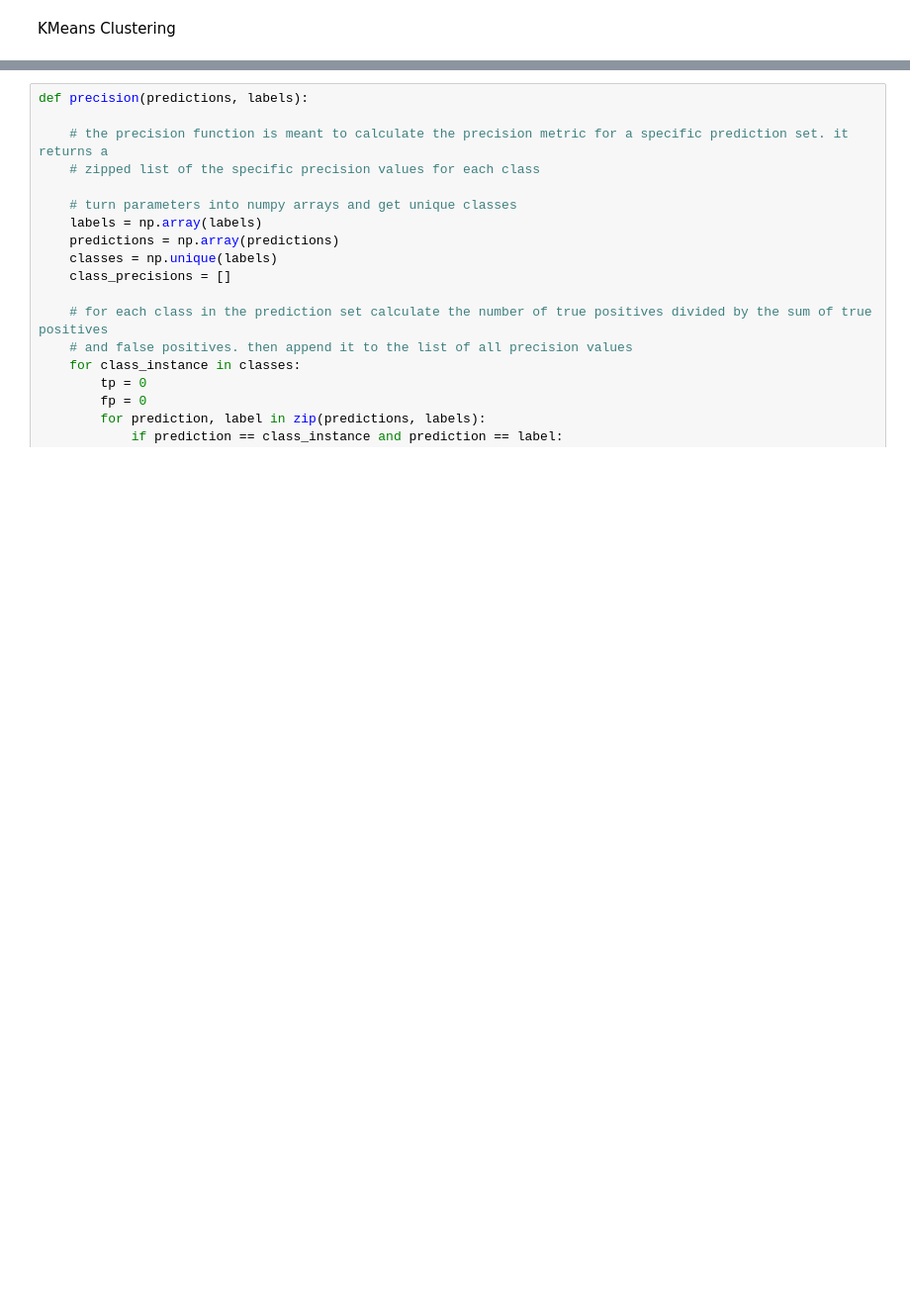
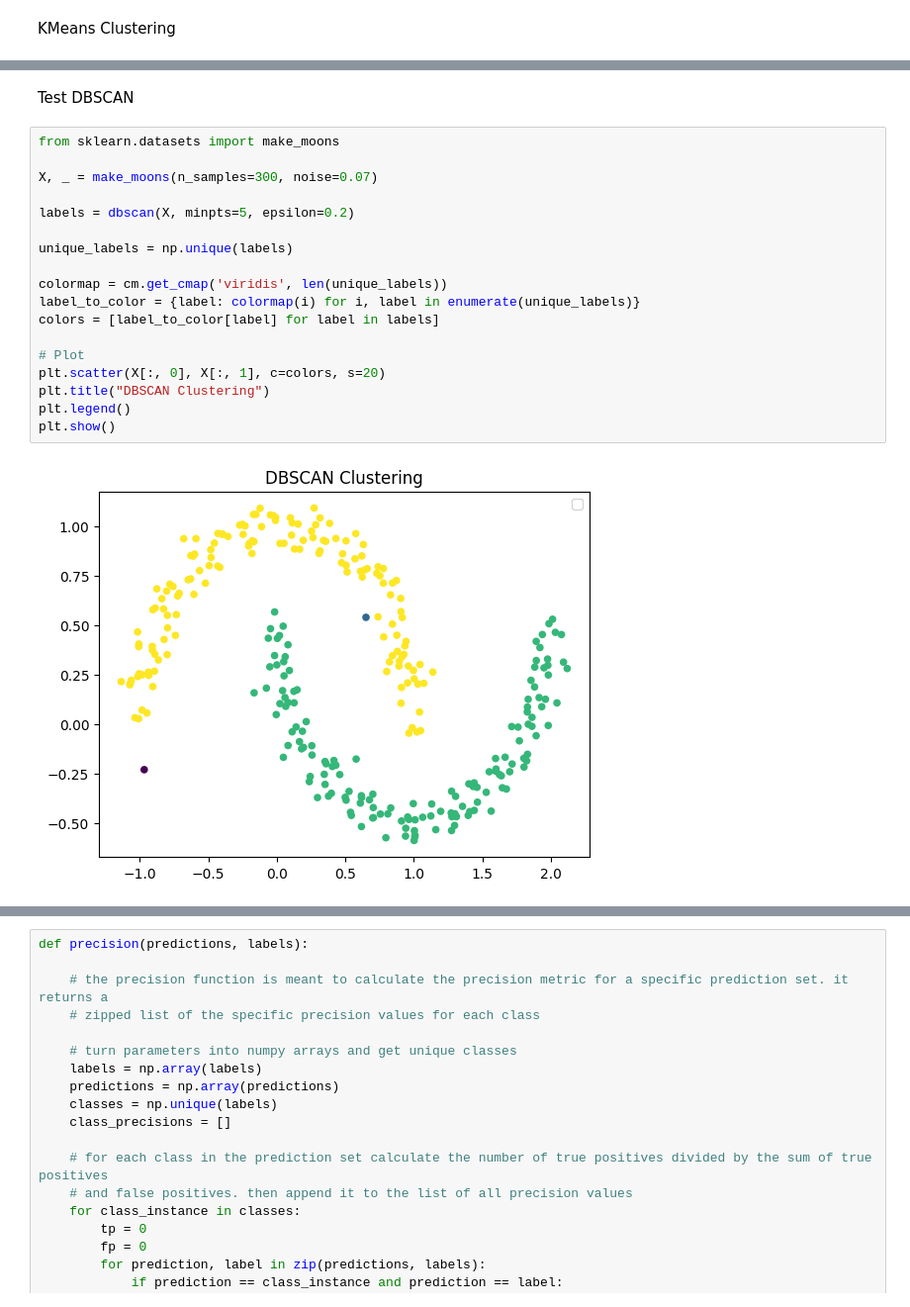
Before and after one commit to joshaney324/DataMiningProject3, a Jupyter notebook: Project3.ipynb, the cells around one changed output, grey strips where cells are left out. Shown: that part at 99% size. Drawn from its saved outputs; the diff is of its cells as text; blank space fills up the shorter version.

Commit message:
kmeans and dbscan working

```diff
--- a/Project3.ipynb
+++ b/Project3.ipynb
@@ -69,0 +130,22 @@ def dbscan(data, mininpts, epsilon):
+# %% [markdown]
+Test DBSCAN
+# %%
+from sklearn.datasets import make_moons
+
+X, _ = make_moons(n_samples=300, noise=0.07)
+
+labels = dbscan(X, minpts=5, epsilon=0.2)
+
+unique_labels = np.unique(labels)
+
+colormap = cm.get_cmap('viridis', len(unique_labels))
+label_to_color = {label: colormap(i) for i, label in enumerate(unique_labels)}
+colors = [label_to_color[label] for label in labels]
+
+# Plot
+plt.scatter(X[:, 0], X[:, 1], c=colors, s=20)
+plt.title("DBSCAN Clustering")
+plt.legend()
+plt.show()
+# %% [output]
+[figure, added]
```
Also changed, not shown: parts of 5 cells of this notebook.
